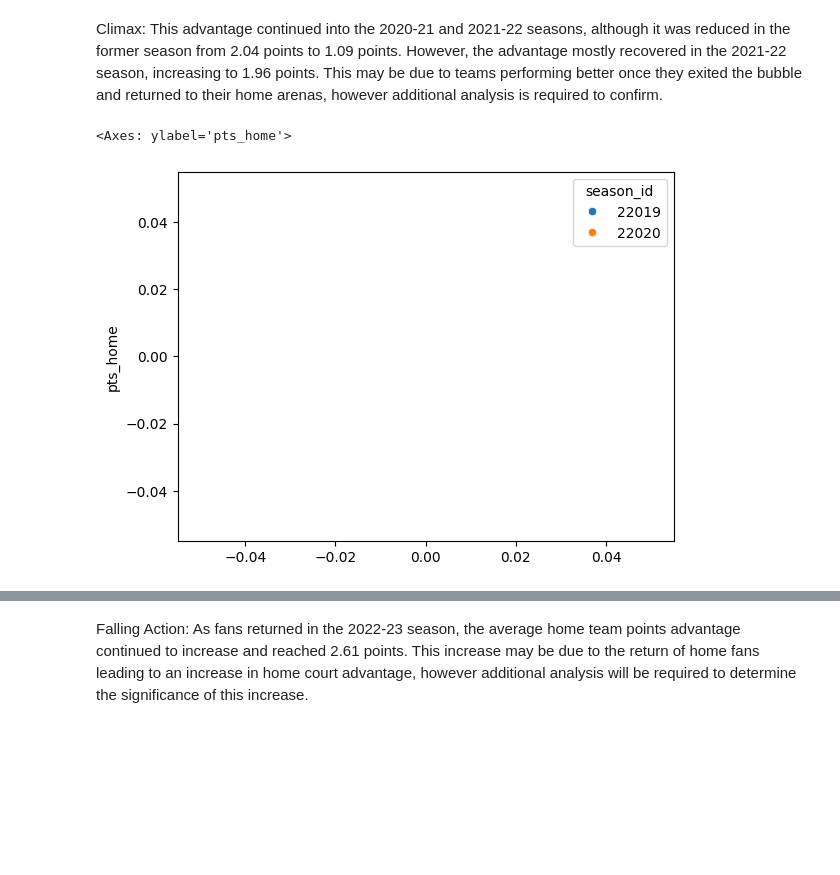
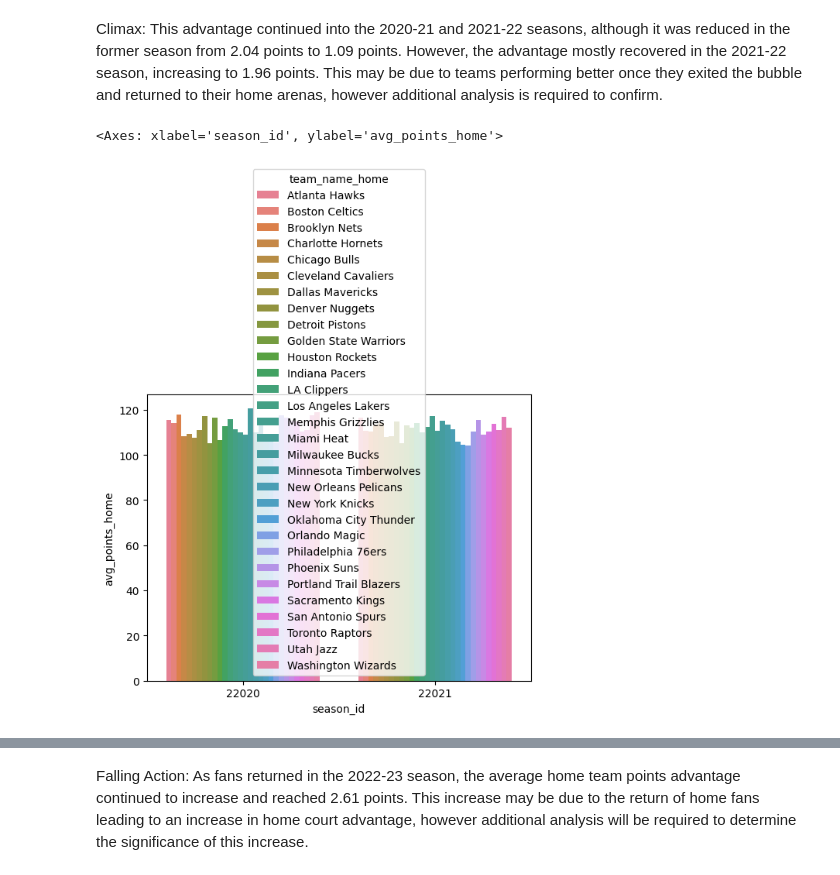
Before and after one commit to thezachdrake/UMD-INST627-Fall2024, a Jupyter notebook: inclass.ipynb, the cells around one changed output, grey strips where cells are left out. Saved outputs shown, nothing was run; the diff lists cells and outputs as text; code cells hidden in the pictures; blank space fills up the shorter version.

Commit message:
Finalized plots

```diff
--- a/inclass.ipynb
+++ b/inclass.ipynb
@@ -135,9 +135,8 @@ sns.scatterplot(data=covid_pts['pts_home']-covid_pts['pts_away'])
 # %% [markdown]
 Climax: This advantage continued into the 2020-21 and 2021-22 seasons, although it was reduced in the former season from 2.04 points to 1.09 points. However, the advantage mostly recovered in the 2021-22 season, increasing to 1.96 points. This may be due to teams performing better once they exited the bubble and returned to their home arenas, however additional analysis is required to confirm.
 # %%
-covid_pts = pd.read_sql_query("SELECT game_id, pts_home, season_id FROM game WHERE season_id IN (22019, 22020)", con)
-
-sns.scatterplot(data=covid_pts, y='pts_home', hue='season_id')
+covid_pts = pd.read_sql_query("SELECT team_name_home, AVG(pts_home) AS avg_points_home, season_id FROM game WHERE season_id IN (22020, 22021) GROUP BY team_name_home, season_id", con)
+sns.barplot(data=covid_pts, x='season_id', y='avg_points_home', hue='team_name_home')
 # %% [output]
-<Axes: ylabel='pts_home'>
+<Axes: xlabel='season_id', ylabel='avg_points_home'>
-[figure, old version]
+[figure, new version]
```
Also changed, not shown: parts of 9 cells of this notebook.
